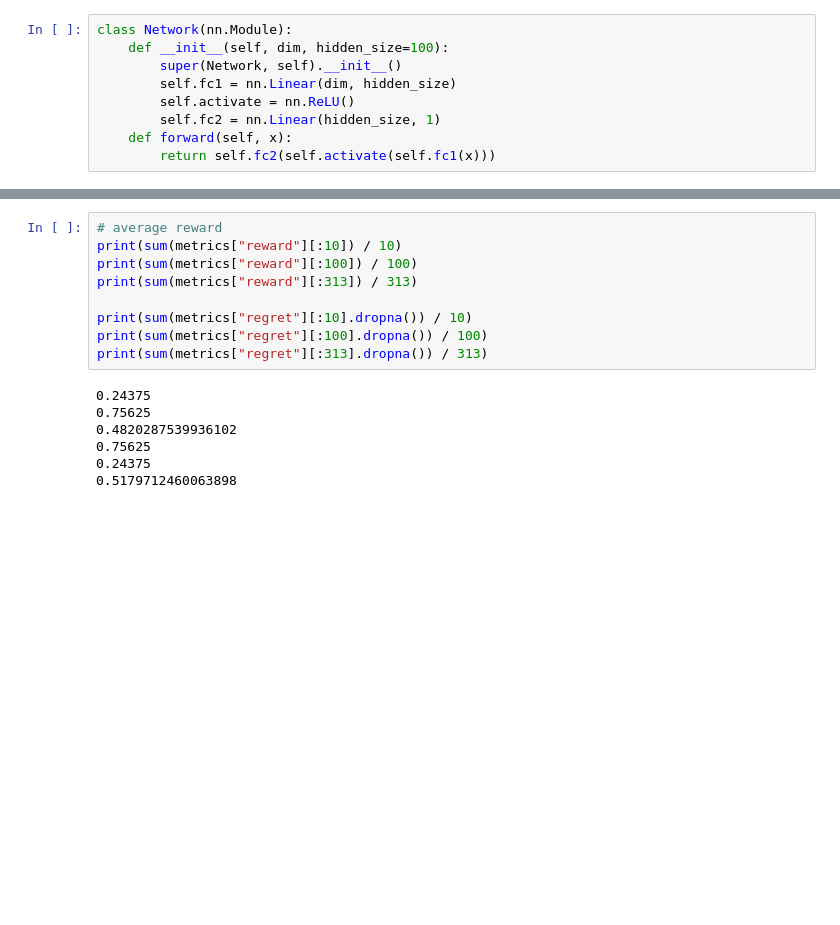
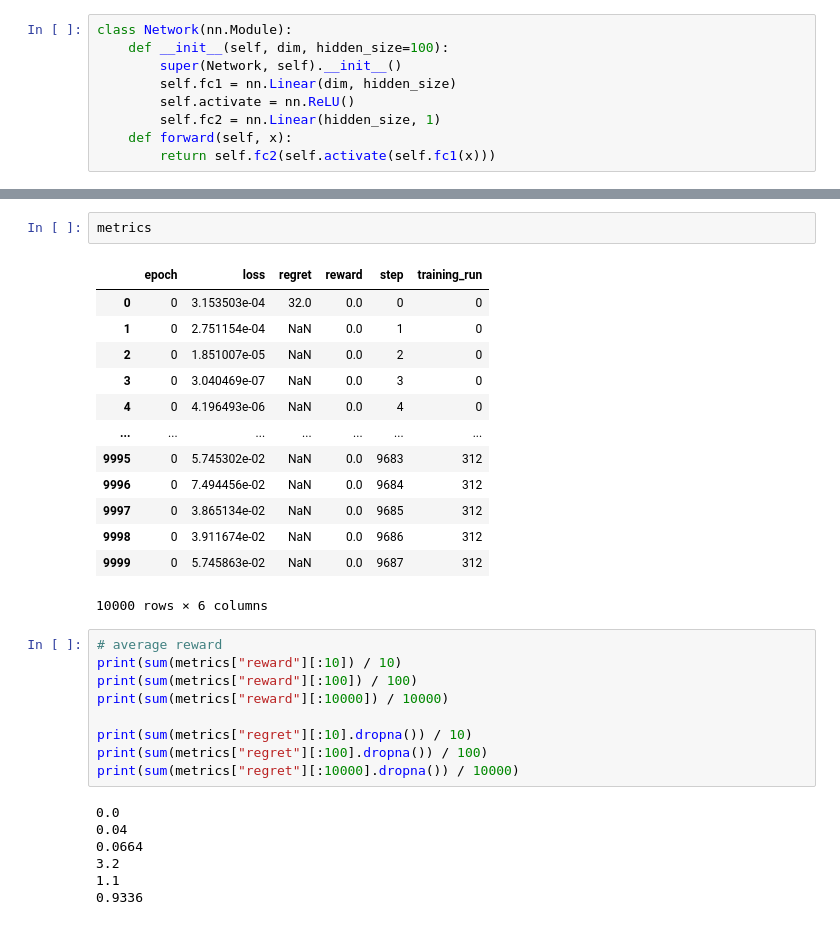
Before and after one commit to neural-bandits/calvera, a Jupyter notebook: examples/neuralucb.ipynb, the cells around one changed output, grey strips where cells are left out. Saved outputs shown, nothing was run; the diff lists cells and outputs as text; blank space fills up the shorter version.

```diff
--- a/examples/neuralucb.ipynb
+++ b/examples/neuralucb.ipynb
@@ -99,19 +97,35 @@ plt.show()
+# %%
+metrics
+# %% [output]
+|  | epoch | loss | regret | reward | step | training_run |
+| 0 | 0 | 3.153503e-04 | 32.0 | 0.0 | 0 | 0 |
+| 1 | 0 | 2.751154e-04 | NaN | 0.0 | 1 | 0 |
+| 2 | 0 | 1.851007e-05 | NaN | 0.0 | 2 | 0 |
+| 3 | 0 | 3.040469e-07 | NaN | 0.0 | 3 | 0 |
+| 4 | 0 | 4.196493e-06 | NaN | 0.0 | 4 | 0 |
+| ... | ... | ... | ... | ... | ... | ... |
+| 9995 | 0 | 5.745302e-02 | NaN | 0.0 | 9683 | 312 |
+| 9996 | 0 | 7.494456e-02 | NaN | 0.0 | 9684 | 312 |
+| 9997 | 0 | 3.865134e-02 | NaN | 0.0 | 9685 | 312 |
+| 9998 | 0 | 3.911674e-02 | NaN | 0.0 | 9686 | 312 |
+| 9999 | 0 | 5.745863e-02 | NaN | 0.0 | 9687 | 312 |
+10000 rows × 6 columns
 # %%
 # average reward
 print(sum(metrics["reward"][:10]) / 10)
 print(sum(metrics["reward"][:100]) / 100)
-print(sum(metrics["reward"][:313]) / 313)
+print(sum(metrics["reward"][:10000]) / 10000)
 
 print(sum(metrics["regret"][:10].dropna()) / 10)
 print(sum(metrics["regret"][:100].dropna()) / 100)
-print(sum(metrics["regret"][:313].dropna()) / 313)
+print(sum(metrics["regret"][:10000].dropna()) / 10000)
 # %% [output]
-0.24375
-0.75625
-0.4820287539936102
-0.75625
-0.24375
-0.5179712460063898
+0.0
+0.04
+0.0664
+3.2
+1.1
+0.9336
 # %%
 plt.plot(metrics["loss"][:1000], label='Loss')
 plt.xlabel("steps")
```
Also changed, not shown: parts of 7 cells of this notebook, 2 other files.
